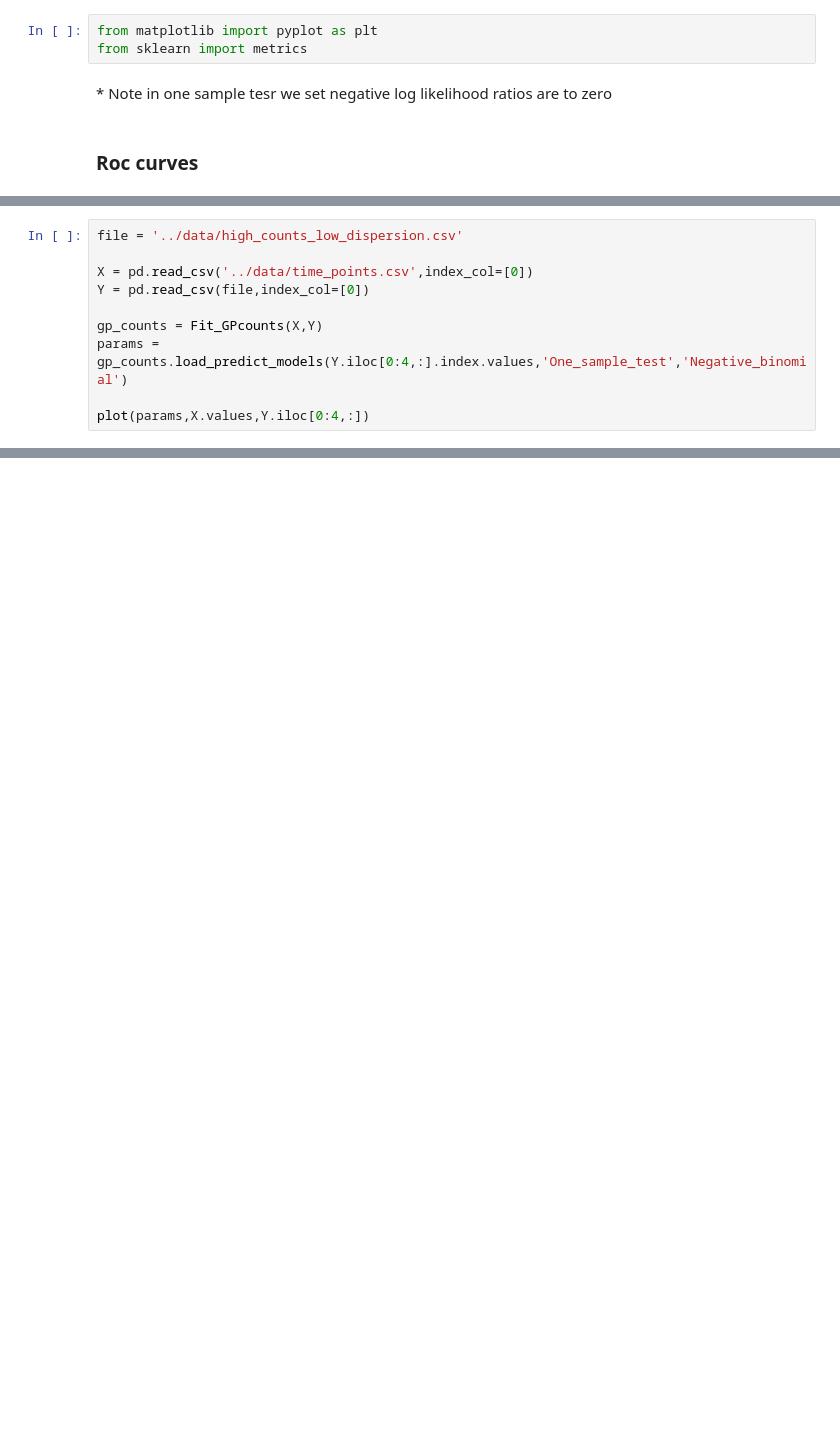
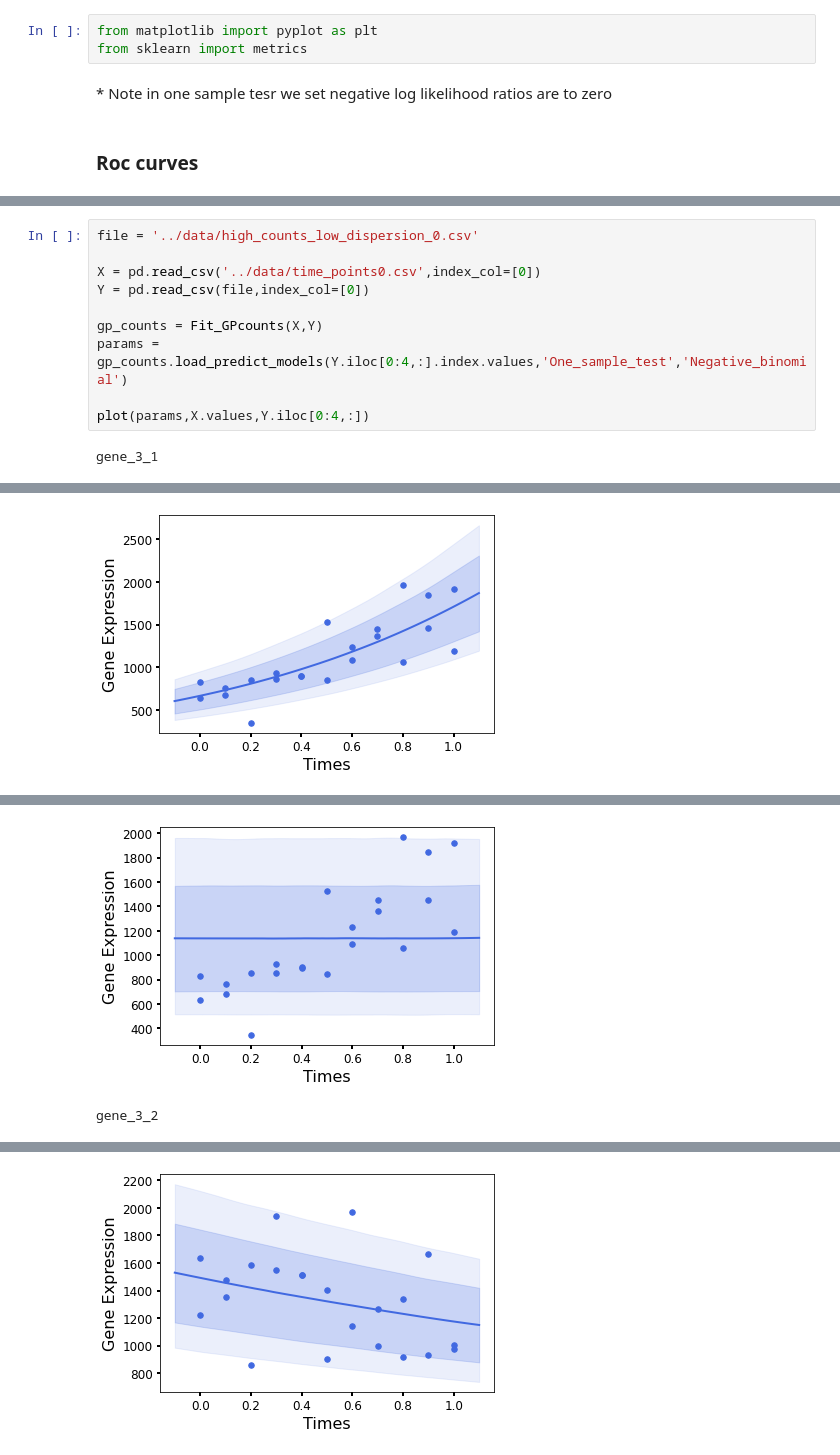
Before and after one commit to ManchesterBioinference/GPcounts, a Jupyter notebook: paper_notebooks/One_sample_test.ipynb, the cells around one changed output, grey strips where cells are left out. Drawn from its saved outputs; the diff is of its cells as text; blank space fills up the shorter version.

```diff
--- a/paper_notebooks/One_sample_test.ipynb
+++ b/paper_notebooks/One_sample_test.ipynb
@@ -145,10 +234,12 @@ plot(params,X.values,Y.iloc[0:4,:])
 # %%
-file = '../data/high_counts_low_dispersion.csv'
+file = '../data/high_counts_low_dispersion_0.csv'
 
-X = pd.read_csv('../data/time_points.csv',index_col=[0])
+X = pd.read_csv('../data/time_points0.csv',index_col=[0])
 Y = pd.read_csv(file,index_col=[0])
 
 gp_counts = Fit_GPcounts(X,Y)
 params = gp_counts.load_predict_models(Y.iloc[0:4,:].index.values,'One_sample_test','Negative_binomial')
 
 plot(params,X.values,Y.iloc[0:4,:])
+# %% [output]
+gene_3_1
@@ -154,0 +253 @@ plot(params,X.values,Y.iloc[0:4,:])
+[figure, added]
@@ -154,0 +260,2 @@ plot(params,X.values,Y.iloc[0:4,:])
+[figure, added]
+gene_3_2
@@ -154,0 +269 @@ plot(params,X.values,Y.iloc[0:4,:])
+[figure, added]
```
Also changed, not shown: parts of 7 cells of this notebook, 54 other files.
